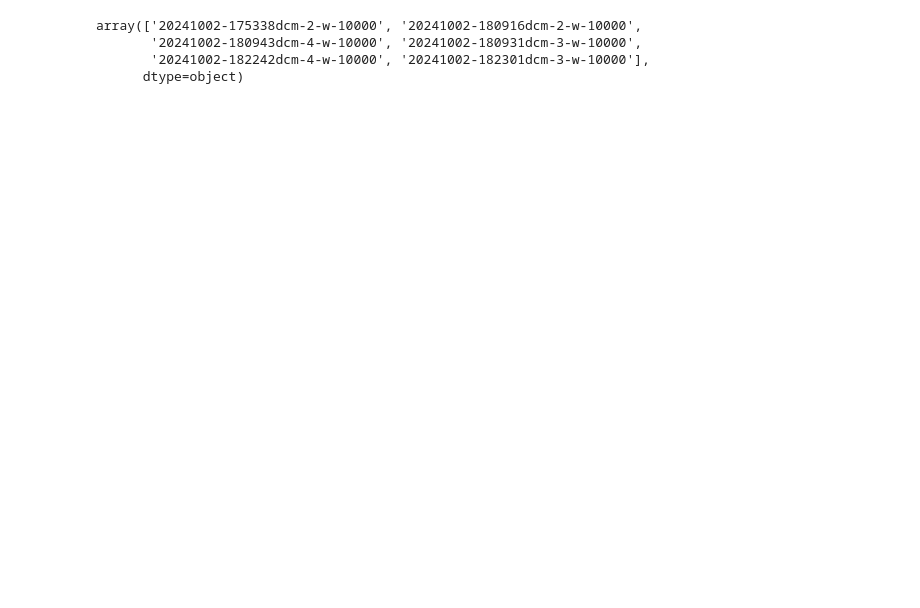
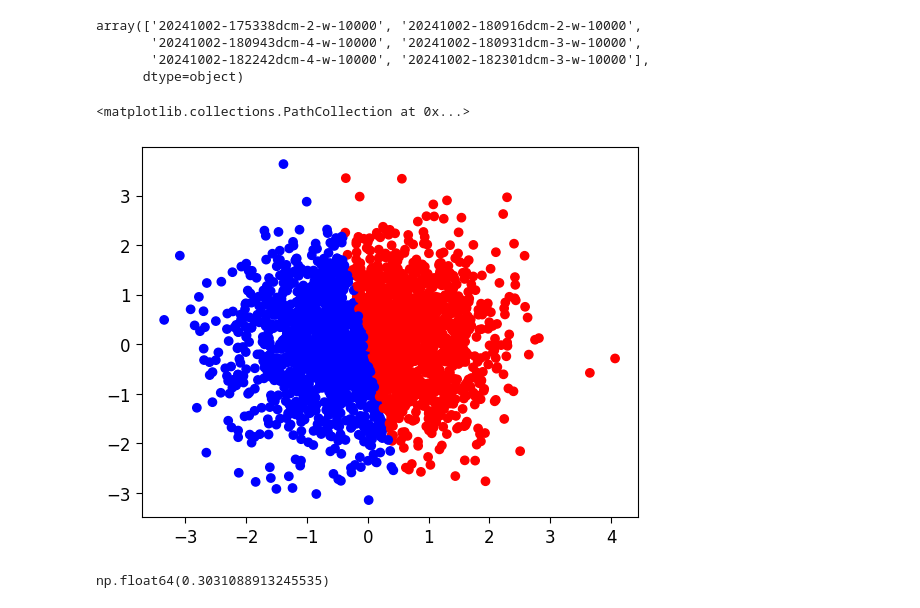
Before and after one commit to EricBoittier/dcmnet, a Jupyter notebook: notebooks/analysis-trained.ipynb, the cells around one changed output. Cells and saved outputs as stored; diff of their text form; code cells hidden in the pictures; blank space fills up the shorter version.

```diff
--- a/notebooks/analysis-trained.ipynb
+++ b/notebooks/analysis-trained.ipynb
@@ -262,3 +271,7 @@ array(['20241002-175338dcm-2-w-10000', '20241002-180916dcm-2-w-10000',
        '20241002-180943dcm-4-w-10000', '20241002-180931dcm-3-w-10000',
        '20241002-182242dcm-4-w-10000', '20241002-182301dcm-3-w-10000'],
       dtype=object)
+# %%
+X = np.random.randn(10000)
+X = X.reshape(X.shape[0]//2,2)
+# X = X + 0.5 * X**2 + 0.5 * X**3
@@ -264,0 +281,16 @@ array(['20241002-175338dcm-2-w-10000', '20241002-180916dcm-2-w-10000',
+# %%
+pca =PCA(n_components=2)
+pca.fit(X)
+points = pca.fit_transform(X)
+# %%
+from sklearn.cluster import KMeans
+kmeans = KMeans(n_clusters=2, random_state=0, n_init="auto").fit(points)
+# %%
+plt.scatter(*points[::2].T, c=kmeans.labels_[::2])
+# %% [output]
+<matplotlib.collections.PathCollection at 0x...>
+[figure, added]
+# %%
+np.sqrt(3*0.175**2)
+# %% [output]
+np.float64(0.3031088913245535)
```
Also changed, not shown: parts of 2 cells of this notebook, 5 other files.
